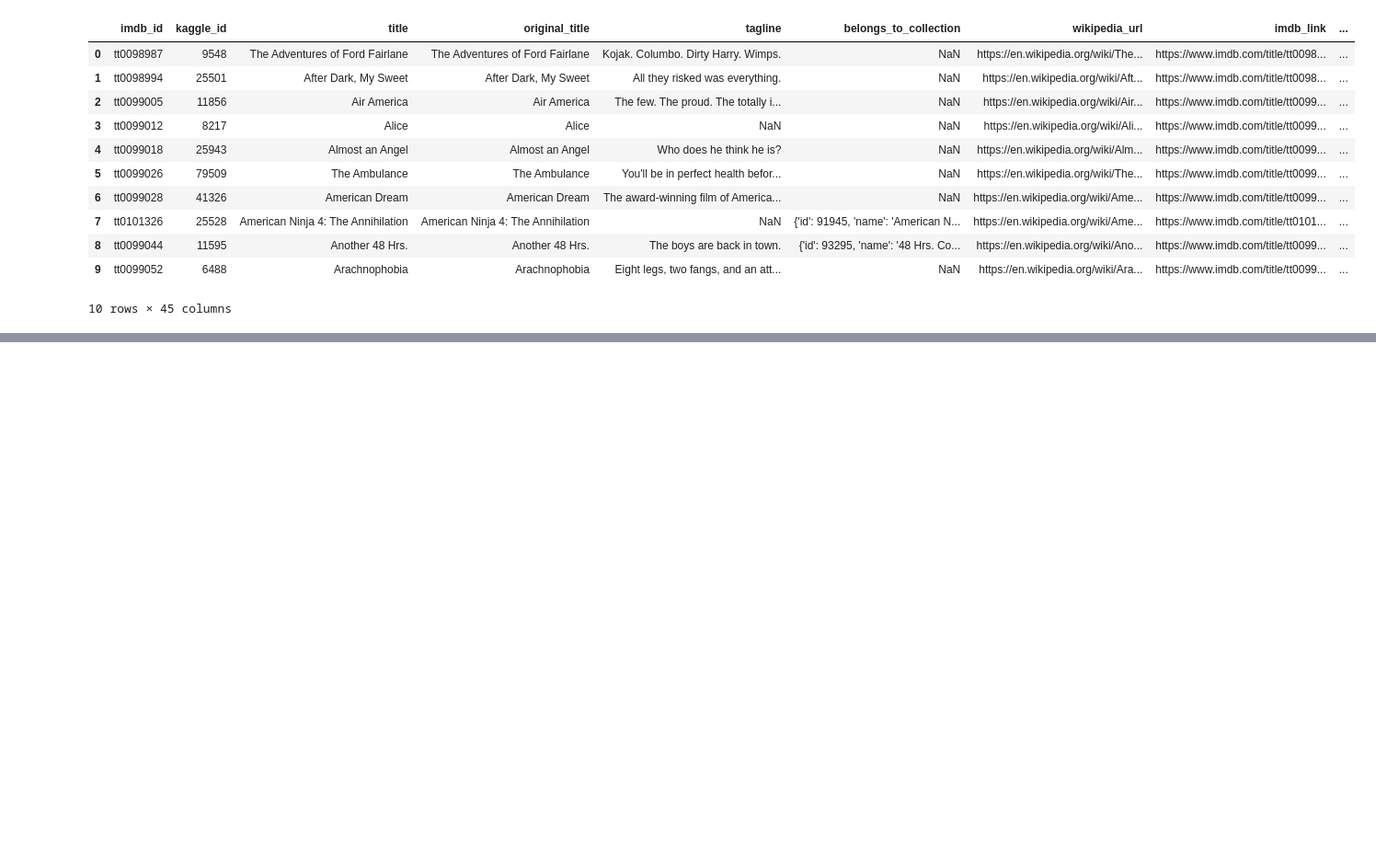
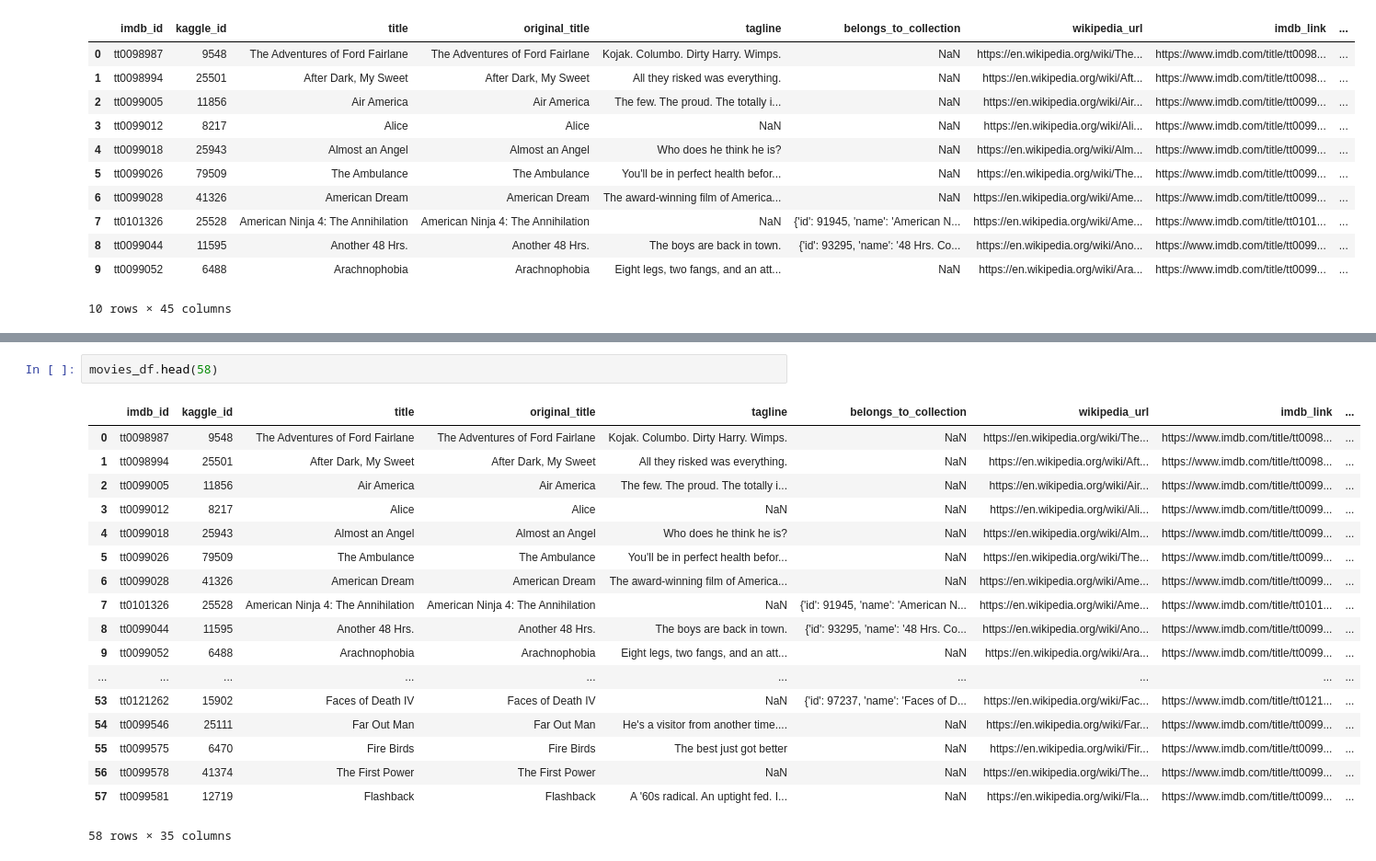
Before and after one commit to EmilyManchego-Stillwell/Movies_ETL, a Jupyter notebook: Movies_exploratory_data_analysis.ipynb, the cells around one changed output, grey strips where cells are left out. Shown at 92% size. Saved outputs shown, nothing was run; the diff lists cells and outputs as text; blank space fills up the shorter version.

```diff
--- a/Movies_exploratory_data_analysis.ipynb
+++ b/Movies_exploratory_data_analysis.ipynb
@@ -1321,0 +1351,21 @@ movies_with_ratings_df.head(10)
+# %%
+movies_df.head(58)
+# %% [output]
+|  | imdb_id | kaggle_id | title | original_title | tagline | belongs_to_collection | wikipedia_url | imdb_link | ... |
+| 0 | tt0098987 | 9548 | The Adventures of Ford Fairlane | The Adventures of Ford Fairlane | Kojak. Columbo. Dirty Harry. Wimps. | NaN | https://en.wikipedia.org/wiki/The... | https://www.imdb.com/title/tt0098... | ... |
+| 1 | tt0098994 | 25501 | After Dark, My Sweet | After Dark, My Sweet | All they risked was everything. | NaN | https://en.wikipedia.org/wiki/Aft... | https://www.imdb.com/title/tt0098... | ... |
+| 2 | tt0099005 | 11856 | Air America | Air America | The few. The proud. The totally i... | NaN | https://en.wikipedia.org/wiki/Air... | https://www.imdb.com/title/tt0099... | ... |
+| 3 | tt0099012 | 8217 | Alice | Alice | NaN | NaN | https://en.wikipedia.org/wiki/Ali... | https://www.imdb.com/title/tt0099... | ... |
+| 4 | tt0099018 | 25943 | Almost an Angel | Almost an Angel | Who does he think he is? | NaN | https://en.wikipedia.org/wiki/Alm... | https://www.imdb.com/title/tt0099... | ... |
+| 5 | tt0099026 | 79509 | The Ambulance | The Ambulance | You'll be in perfect health befor... | NaN | https://en.wikipedia.org/wiki/The... | https://www.imdb.com/title/tt0099... | ... |
+| 6 | tt0099028 | 41326 | American Dream | American Dream | The award-winning film of America... | NaN | https://en.wikipedia.org/wiki/Ame... | https://www.imdb.com/title/tt0099... | ... |
+| 7 | tt0101326 | 25528 | American Ninja 4: The Annihilation | American Ninja 4: The Annihilation | NaN | {'id': 91945, 'name': 'American N... | https://en.wikipedia.org/wiki/Ame... | https://www.imdb.com/title/tt0101... | ... |
+| 8 | tt0099044 | 11595 | Another 48 Hrs. | Another 48 Hrs. | The boys are back in town. | {'id': 93295, 'name': '48 Hrs. Co... | https://en.wikipedia.org/wiki/Ano... | https://www.imdb.com/title/tt0099... | ... |
+| 9 | tt0099052 | 6488 | Arachnophobia | Arachnophobia | Eight legs, two fangs, and an att... | NaN | https://en.wikipedia.org/wiki/Ara... | https://www.imdb.com/title/tt0099... | ... |
+| ... | ... | ... | ... | ... | ... | ... | ... | ... | ... |
+| 53 | tt0121262 | 15902 | Faces of Death IV | Faces of Death IV | NaN | {'id': 97237, 'name': 'Faces of D... | https://en.wikipedia.org/wiki/Fac... | https://www.imdb.com/title/tt0121... | ... |
+| 54 | tt0099546 | 25111 | Far Out Man | Far Out Man | He's a visitor from another time.... | NaN | https://en.wikipedia.org/wiki/Far... | https://www.imdb.com/title/tt0099... | ... |
+| 55 | tt0099575 | 6470 | Fire Birds | Fire Birds | The best just got better | NaN | https://en.wikipedia.org/wiki/Fir... | https://www.imdb.com/title/tt0099... | ... |
+| 56 | tt0099578 | 41374 | The First Power | The First Power | NaN | NaN | https://en.wikipedia.org/wiki/The... | https://www.imdb.com/title/tt0099... | ... |
+| 57 | tt0099581 | 12719 | Flashback | Flashback | A '60s radical. An uptight fed. I... | NaN | https://en.wikipedia.org/wiki/Fla... | https://www.imdb.com/title/tt0099... | ... |
+58 rows × 35 columns
```
Also changed, not shown: parts of 6 cells of this notebook.
